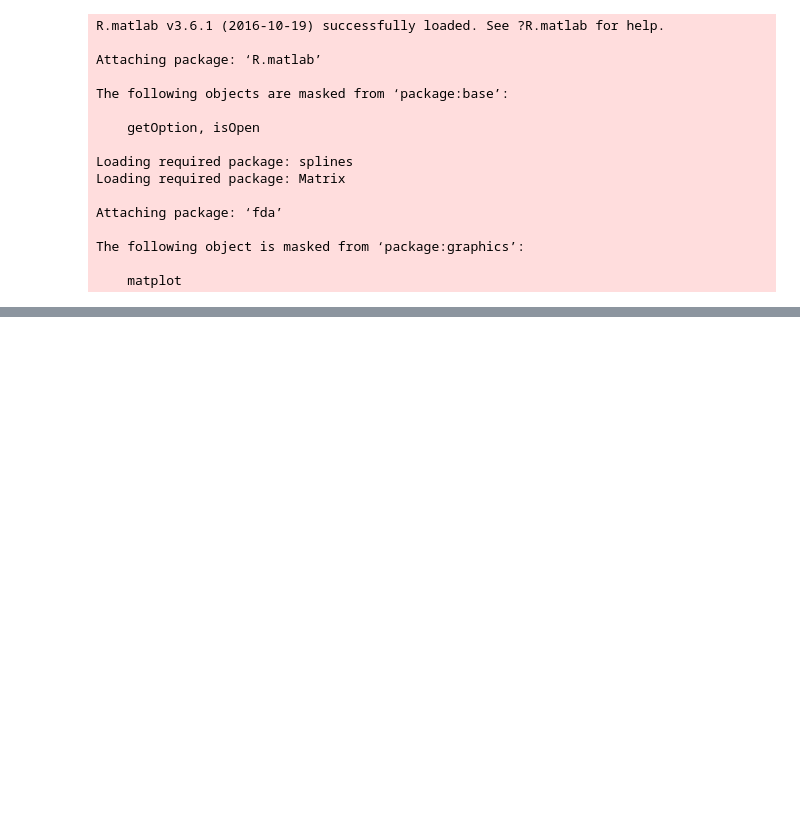
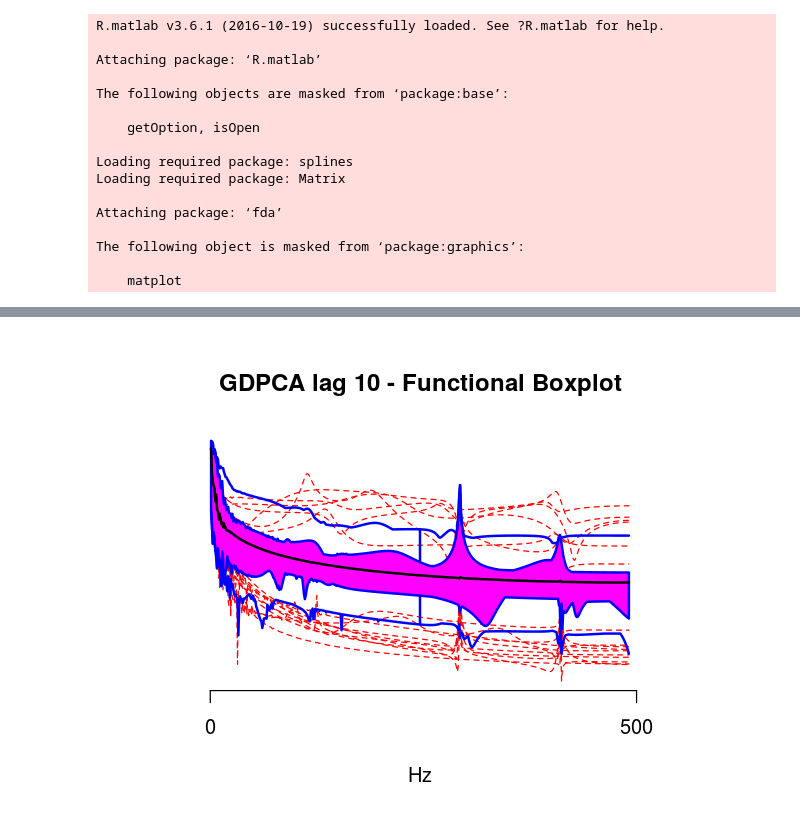
Before and after one commit to hfloresr/gdpca-vs-spca, a Jupyter notebook: notebooks/pre_multiple_lags.ipynb, the cells around one changed output, grey strips where cells are left out. Cells and saved outputs as stored; diff of their text form; code cells hidden in the pictures; blank space fills up the shorter version.

```diff
--- a/notebooks/pre_multiple_lags.ipynb
+++ b/notebooks/pre_multiple_lags.ipynb
@@ -349,0 +421,11 @@ plot_post_lfp_recons(Z_norm, G299, model299, epoch=1, legend=c("GDPCA lag 299",
+# %%
+#png(filename = "pre_gdpca_functional_lag10.png", width=5, height=5, units="in", res=600)
+P_g10[P_g10 == -Inf] = 0
+llim = min(P_g10[5:495,])
+ulim = max(P_g10[5:495,])
+fbg_10 = fbplot(P_g10[5:495,],method='MBD',ylab="",xlab="Hz", main = "GDPCA lag 10 - Functional Boxplot",
+                 ylim=c(llim, ulim),  xaxt="n", yaxt="n", bty = "n")
+axis(side=1, at=seq(0, 500, 500))
+#dev.off()
+# %% [output]
+[figure, added]
```
Also changed, not shown: parts of 40 cells of this notebook, 4 other files.
